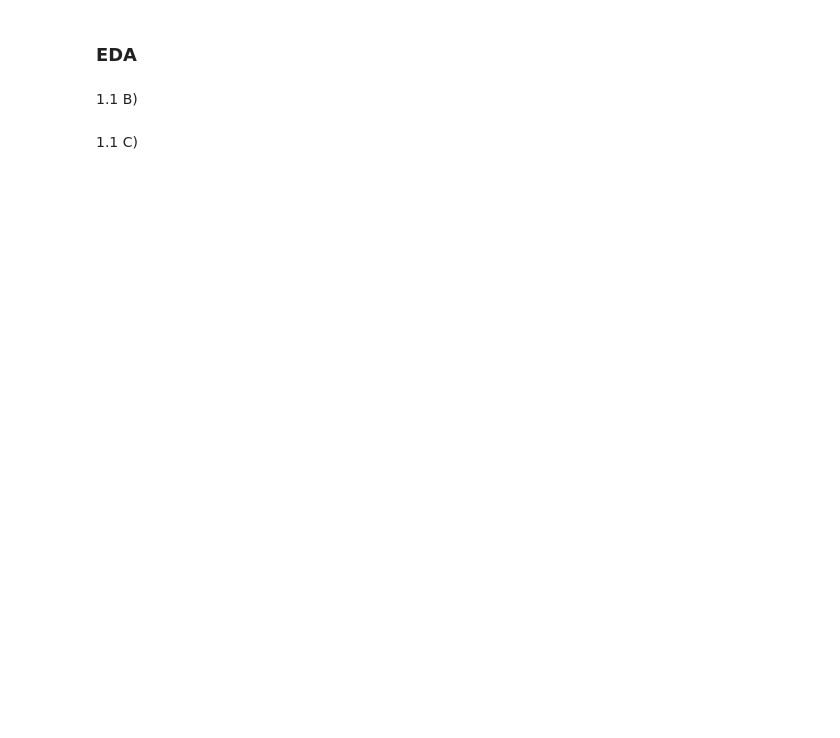
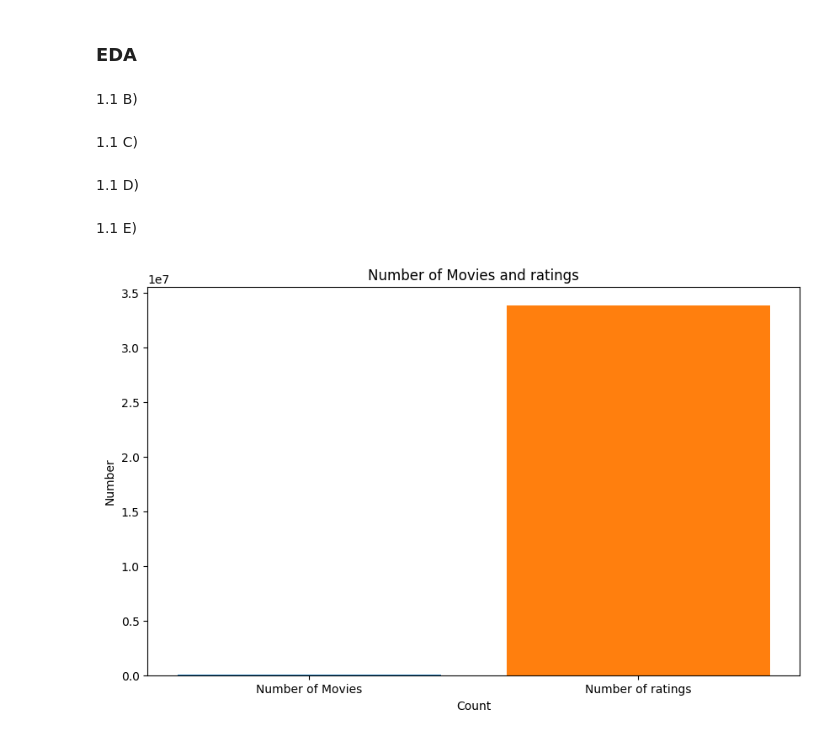
Before and after one commit to NoahEliasson/AI-Noah-Eliasson-OPA23, a Jupyter notebook: labs/Lab_1_Recommendation_system.ipynb, the cells around one changed output. Saved outputs shown, nothing was run; the diff lists cells and outputs as text; code cells hidden in the pictures; blank space fills up the shorter version.

```diff
--- a/labs/Lab_1_Recommendation_system.ipynb
+++ b/labs/Lab_1_Recommendation_system.ipynb
@@ -127,3 +145,34 @@ mean_ratings_10 = mean_ratings[mean_ratings["title"].isin(top_10_rated["title"])
 fig = px.bar(mean_ratings_10, x="title", y="rating", title="Mean of rating points")
 fig.show()
 fig.write_html("1_1C_plot")
+# %% [markdown]
+1.1 D)
+# %%
+df_movies["year"] = df_movies["title"].apply(lambda x: x.split("(")[-1].split(")")[0])
+
+df_movies["year"] = pd.to_numeric(df_movies["year"], errors="coerce")
+df_movies.dropna(subset=["year"], inplace=True)
+
+year_count = df_movies["year"].value_counts()
+
+movies_per_year = year_count.reset_index()
+movies_per_year.columns = ["year", "count"]
+
+movies_per_year.sort_values(by="year", inplace=True)
+fig = px.line(movies_per_year, x="year", y="count", title="movies made per year", line_shape="spline", )
+fig.show()
+# %% [markdown]
+1.1 E)
+# %%
+movie_count = len(df_movies["movieId"])
+rating_count = len(df_ratings["rating"])
+# using matplotlib just to try, i prefer using plotly_express
+plt.figure(figsize=(10, 6))
+plt.bar("Number of Movies", movie_count)
+plt.bar("Number of ratings", rating_count)
+plt.title('Number of Movies and ratings')
+plt.xlabel('Count')
+plt.ylabel('Number')
+plt.show()
+# %% [output]
+[figure, added]
```
Also changed, not shown: parts of 16 cells of this notebook, 3 other files.
